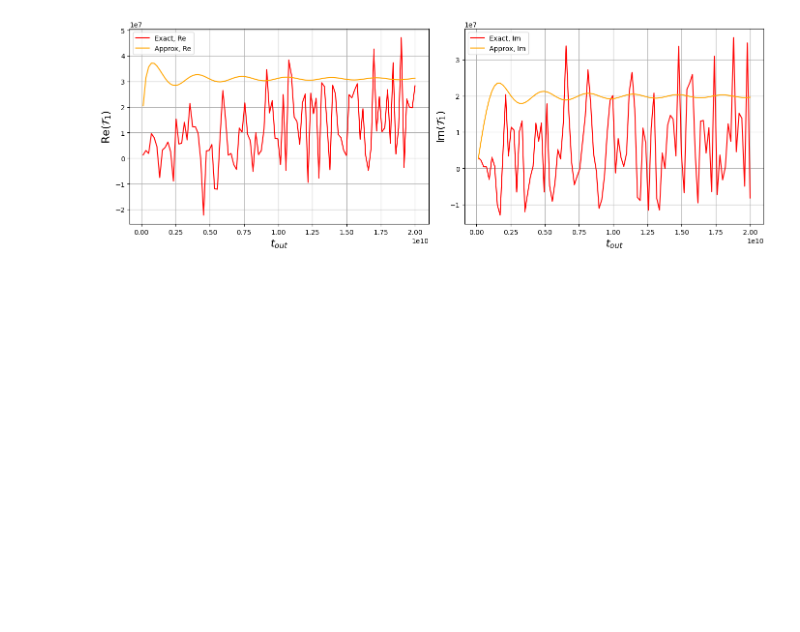
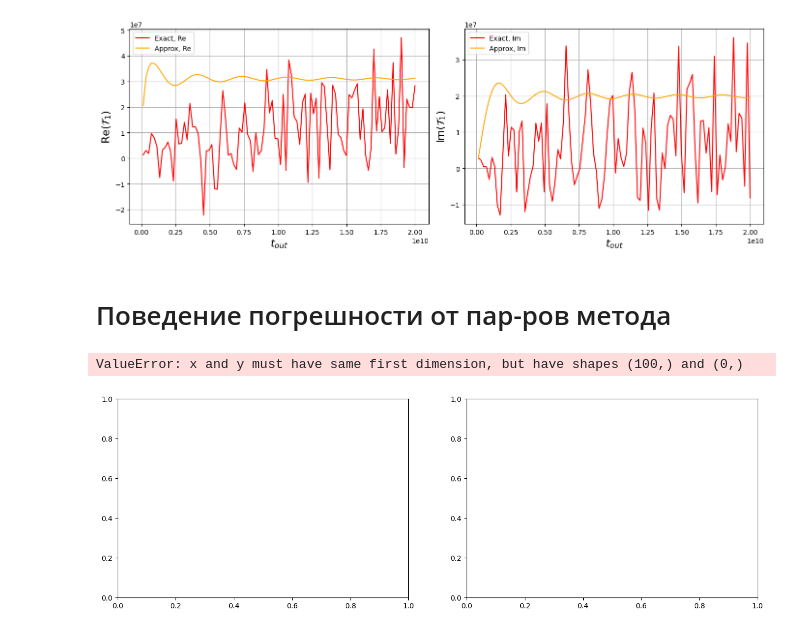
Before and after one commit to Ul1anchik/Itmo, a Jupyter notebook: check/num_check.ipynb, the cells around one changed output. Cells and saved outputs as stored; diff of their text form; code cells hidden in the pictures; blank space fills up the shorter version.

```diff
--- a/check/num_check.ipynb
+++ b/check/num_check.ipynb
@@ -562,3 +564,5 @@ plt.show()
 [figure]
 [figure]
 [figure]
+# %% [markdown]
+# Поведение погрешности от пар-ров метода
@@ -564,0 +668,48 @@ plt.show()
+# %%
+
+tspec = np.linspace (1.32e8, 2e11, 100)
+t_spec = [1.32e8, 1e9]
+# Sweep over tspec and collect errors
+tint0_error_list = []
+tint0_error_list_2 = []
+tint0_Texact = [TT_wide_Texact(si, li, pzi, sf, lf, pzf, kp, kp*rho_H, t_in, T, torchquad.GaussLegendre())[0][1] / (rho_H * Ffun(si, li, sf, lf, kp*rho_H)) for T in tspec]
+tint0 = [TT_wide(si, li, pzi, sf, lf, pzf, kp, kp*rho_H, t_in, T)[1] / (rho_H * Ffun(si, li , sf, lf, kp*rho_H)) for T in tspec]
+
+tint1_Texact = [TT_wide_Texact(si, li, pzi, sf, lf, pzf, kp, kp*rho_H, t_in, T, torchquad.GaussLegendre())[0][0] / Im1(si, li, sf, lf, kp*rho_H) for T in tspec]
+tint1 = [TT_wide(si, li, pzi, sf, lf, pzf, kp, kp*rho_H, t_in, T)[0] / Im1(si, li, sf, lf, kp*rho_H) for T in tspec]
+
+for T in tspec:
+    _, _, tint0_error, _, _, = TT_wide_Texact(si, li, pzi, sf, lf, pzf, kp, kp*rho_H, t_in, T, torchquad.GaussLegendre())
+    _, tint1_error, _, _, _,= TT_wide_Texact(si, li, pzi, sf, lf, pzf, kp, kp*rho_H, t_in, T, torchquad.GaussLegendre())
+    tint0_error_list.append(tint0_error.item() if hasattr(tint0_error, 'item') else float(tint0_error))
+
+    _, _, _, _,tint0_error_2 = TT_wide_Texact(si, li, pzi, sf, lf, pzf, kp, kp*rho_H, t_in, T, torchquad.GaussLegendre())
+    _, _, _,tint1_error_2, _, = TT_wide_Texact(si, li, pzi, sf, lf, pzf, kp, kp*rho_H, t_in, T, torchquad.GaussLegendre())
+    tint0_error_list_2.append(tint0_error_2.item() if hasattr(tint0_error_2, 'item') else float(tint0_error_2))
+
+    #print("Estimated error for tint1_Texact:", tint1_error)
+    #print("Estimated error for tint0_Texact:", tint0_error)
+
+fig, (ax1, ax2) = plt.subplots(1, 2, figsize=(16, 5))
+
+# Первый график
+ax1.plot(tspec, tint0_error_list, label='Integration error for $\\mathcal{T}_0$')
+ax1.set_xlabel('$t_{out}$', fontsize=16)
+ax1.set_ylabel('Integration error GaussianLegendre', fontsize=16)
+ax1.grid()
+ax1.legend()
+ax1.set_title('Errors (N=400 - N=350)')
+
+# Второй график
+ax2.plot(tspec, tint0_error_list_2, label='Integration error for $\\mathcal{T}_0$ (2)')
+ax2.set_xlabel('$t_{out}$', fontsize=16)
+ax2.set_ylabel('Integration error GaussianLegendre (2)', fontsize=16)
+ax2.grid()
+ax2.legend()
+ax2.set_title('Abs Errors (N=400) - Errors (N=350)/ Abs Errors (N=400)')
+
+plt.tight_layout()
+plt.show()
+# %% [output]
+ValueError: x and y must have same first dimension, but have shapes (100,) and (0,)
+[figure, added]
```
Also changed, not shown: parts of 5 cells of this notebook, 19 other files.
